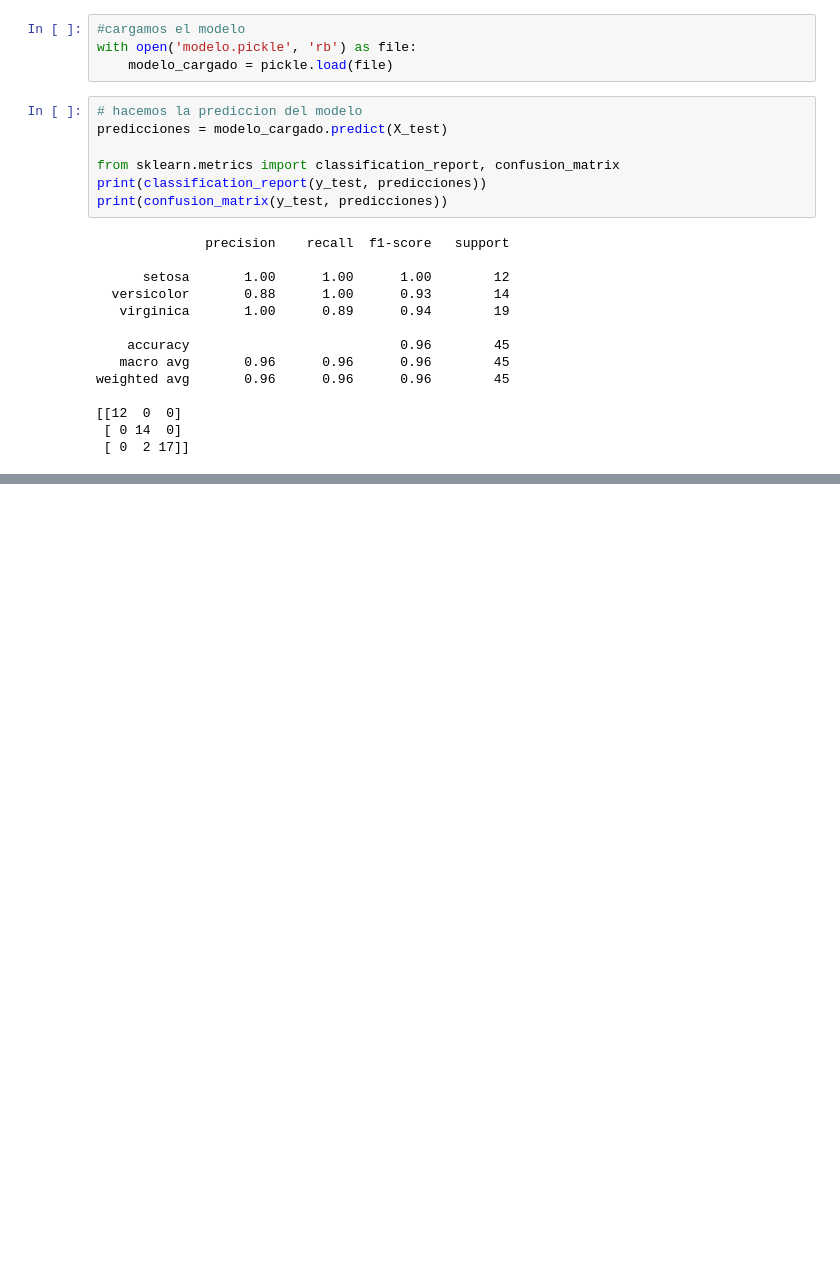
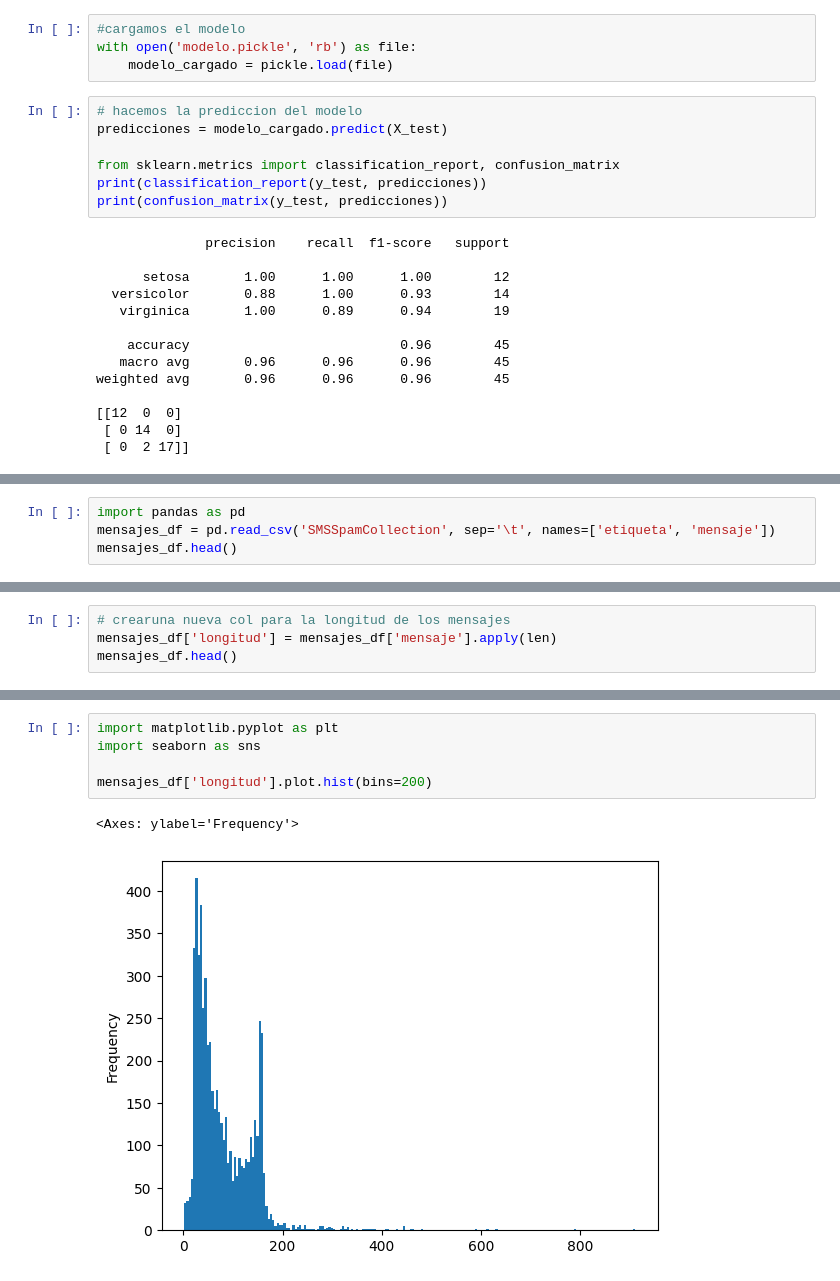
Before and after one commit to saraisab/courses, a Jupyter notebook: ml_seccion15_16_17_18.ipynb, the cells around one changed output, grey strips where cells are left out. Cells and saved outputs as stored; diff of their text form; blank space fills up the shorter version.

```diff
--- a/ml_seccion15_16_17_18.ipynb
+++ b/ml_seccion15_16_17_18.ipynb
@@ -363,0 +403,4 @@ weighted avg       0.96      0.96      0.96        45
+# %%
+import pandas as pd
+mensajes_df = pd.read_csv('SMSSpamCollection', sep='\t', names=['etiqueta', 'mensaje'])
+mensajes_df.head()
@@ -363,0 +414,4 @@ weighted avg       0.96      0.96      0.96        45
+# %%
+# crearuna nueva col para la longitud de los mensajes
+mensajes_df['longitud'] = mensajes_df['mensaje'].apply(len)
+mensajes_df.head()
@@ -363,0 +425,8 @@ weighted avg       0.96      0.96      0.96        45
+# %%
+import matplotlib.pyplot as plt
+import seaborn as sns
+
+mensajes_df['longitud'].plot.hist(bins=200)
+# %% [output]
+<Axes: ylabel='Frequency'>
+[figure, added]
```
Also changed, not shown: parts of 35 cells of this notebook.
